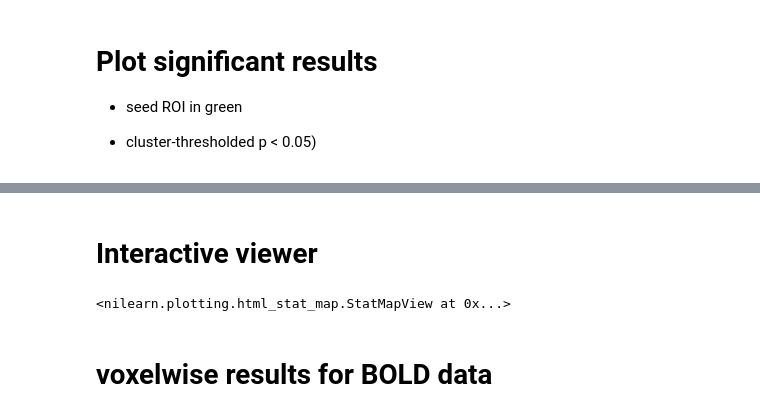
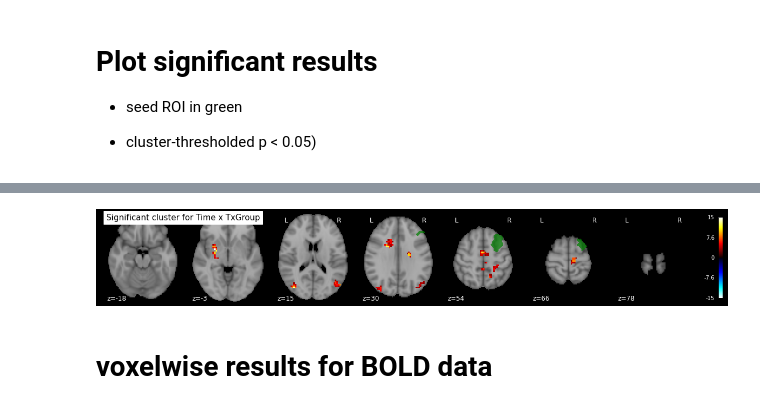
Before and after one commit to tbweng/lllt, a Jupyter notebook: lme.ipynb, the cells around one changed output, grey strips where cells are left out. Drawn from its saved outputs; the diff is of its cells as text; code cells hidden in the pictures.

```diff
--- a/lme.ipynb
+++ b/lme.ipynb
@@ -325,7 +326,7 @@ Simulating:0123456789.0123456789.0123456789.0123456789.0123456789.!
 # %%
-p_value = 0.05
+p_value = 0.01
 cluster_sizes_niml = ''
-with open(f'ppi/connected_regions_0005/lme/lme-cluster.NN1_1sided.niml', 'rt') as f:
+with open(f'ppi/connected_regions_0005/lme/lme-cluster_071520.nii.gz.NN1_1sided.niml', 'rt') as f:
     cluster_sizes_niml = f.read().replace('3dClustSim_NN1', 'ClustSim')
 item = objectify.fromstring(cluster_sizes_niml)
 
@@ -333,3 +334,4 @@ pthr, athr = np.fromstring(item.attrib['pthr'], sep=','), np.fromstring(item.att
 cluster_sizes = np.array([np.fromstring(t, sep=' ') for t in item.text.strip('\n').strip().split('\n')])
 
 cluster_size = np.ceil(cluster_sizes[pthr==p_value, athr==0.05][0])
+print('cluster theshold size =', cluster_size, ', pthr = ', p_value, 'athr = 0.05')
@@ -484,13 +460,32 @@ display.add_contours('connected_regions_0005_bin.nii.gz', colors='g', alpha = .7
-# %% [markdown]
-# Interactive viewer
-# %%
-from nilearn.image import threshold_img
-from nilearn import plotting
-
-plotting.view_img('./ppi/connected_regions_0005/lme/lme-cluster_roi_Time_TxGroup_F.nii.gz', display_mode='z',
-                       title='Time x TxGroup', colorbar=True)
-# %% [output]
-<nilearn.plotting.html_stat_map.StatMapView at 0x...>
+# %%
+# take clusters and mask lme data
+import nibabel as nb
+from nilearn.input_data import NiftiMasker
+import matplotlib.pyplot as plt
+
+lme_stats = nb.load(f'./ppi/connected_regions_0005/lme/lme_071520.nii.gz')
+lme_stats = nb.Nifti1Image(np.squeeze(lme_stats.get_fdata()), lme_stats.affine)
+
+lme_cluster_image = nb.load(f'./ppi/connected_regions_0005/lme/lme_071520-cluster_roi_TxGroup-Time_F.nii.gz').get_fdata()
+
+lme_mask = (~(lme_cluster_image != 0.0)).astype(bool)
+lme_cluster_image[lme_mask] = 0.0
+lme_cluster_image[~lme_mask] = 1.0
+lme_cluster_image = nb.Nifti1Image(lme_cluster_image, affine=lme_stats.affine)
+
+nifti_masker = NiftiMasker(mask_img=lme_cluster_image)
+lme_image = nifti_masker.inverse_transform(nifti_masker.fit_transform(image.index_img(lme_stats, 5)))
+
+
+display = plotting.plot_stat_map(
+            lme_image,
+            black_bg=True,
+            display_mode="z",
+            title=f'Significant cluster for Time x TxGroup',
+            symmetric_cbar=True)
+display.add_contours('connected_regions_0005_bin.nii.gz', colors='g', alpha = .7, levels = [.5], filled=True)
+# %% [output]
+[figure, added]
 # %% [markdown]
 # voxelwise results for BOLD data
 # %%
```
Also changed, not shown: parts of 9 cells of this notebook, 2 other files.
